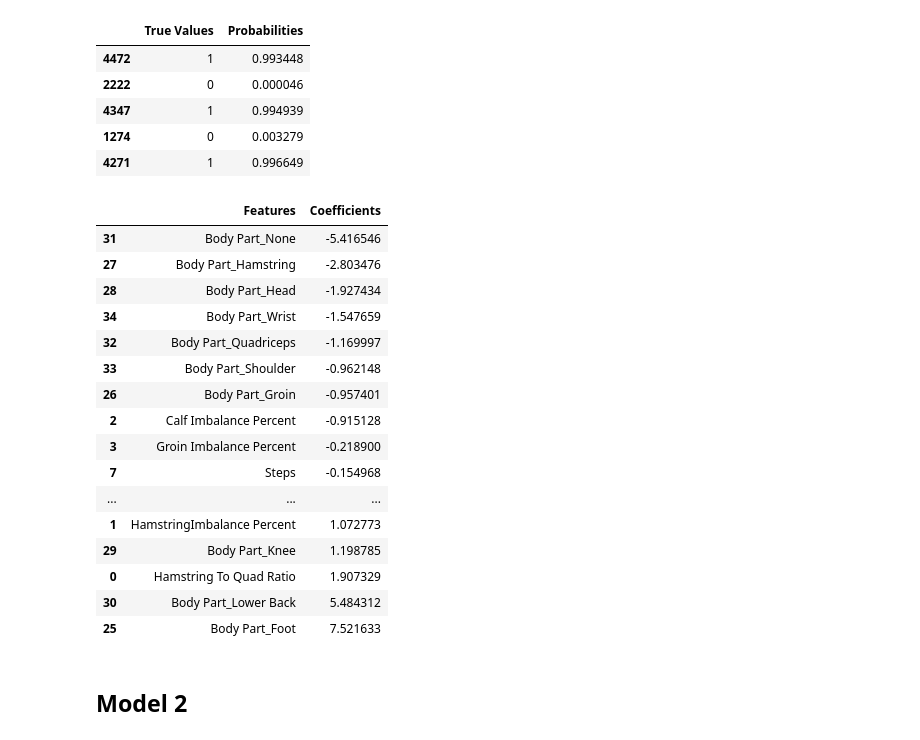
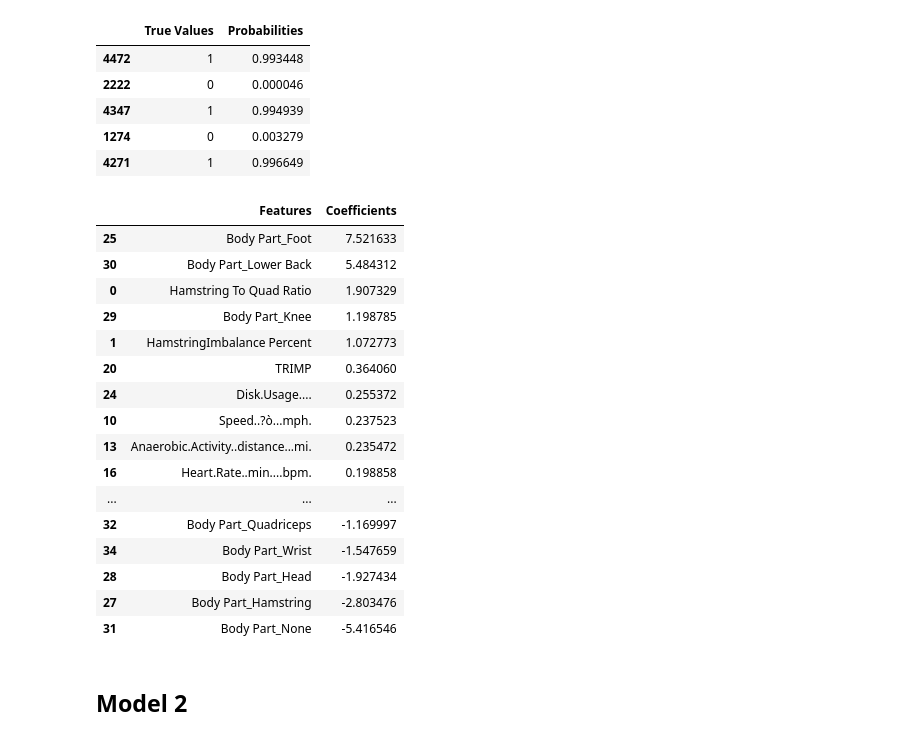
Before and after one commit to sskashya/Stat_padding-DataScience-Competition, a Jupyter notebook: ds_comp_eda.ipynb, the cells around one changed output. Drawn from its saved outputs; the diff is of its cells as text; code cells hidden in the pictures.

```diff
--- a/ds_comp_eda.ipynb
+++ b/ds_comp_eda.ipynb
@@ -835,31 +835,31 @@ prob_df.head()
 # %%
 columns = x_train.columns.tolist()
 coefficients_with_intercept = coefficients[0].tolist()
 
 coeff_df = pd.DataFrame({
     'Features': columns,
     'Coefficients': coefficients_with_intercept
 })
 
-coeff_df.sort_values('Coefficients')
+coeff_df.sort_values('Coefficients', ascending=False)
 # %% [output]
 |  | Features | Coefficients |
+| 25 | Body Part_Foot | 7.521633 |
+| 30 | Body Part_Lower Back | 5.484312 |
+| 0 | Hamstring To Quad Ratio | 1.907329 |
+| 29 | Body Part_Knee | 1.198785 |
+| 1 | HamstringImbalance Percent | 1.072773 |
+| 20 | TRIMP | 0.364060 |
+| 24 | Disk.Usage.... | 0.255372 |
+| 10 | Speed..?ò...mph. | 0.237523 |
+| 13 | Anaerobic.Activity..distance...mi. | 0.235472 |
+| 16 | Heart.Rate..min....bpm. | 0.198858 |
+| ... | ... | ... |
+| 32 | Body Part_Quadriceps | -1.169997 |
+| 34 | Body Part_Wrist | -1.547659 |
+| 28 | Body Part_Head | -1.927434 |
+| 27 | Body Part_Hamstring | -2.803476 |
 | 31 | Body Part_None | -5.416546 |
-| 27 | Body Part_Hamstring | -2.803476 |
-| 28 | Body Part_Head | -1.927434 |
-| 34 | Body Part_Wrist | -1.547659 |
-| 32 | Body Part_Quadriceps | -1.169997 |
-| 33 | Body Part_Shoulder | -0.962148 |
-| 26 | Body Part_Groin | -0.957401 |
-| 2 | Calf Imbalance Percent | -0.915128 |
-| 3 | Groin Imbalance Percent | -0.218900 |
-| 7 | Steps | -0.154968 |
-| ... | ... | ... |
-| 1 | HamstringImbalance Percent | 1.072773 |
-| 29 | Body Part_Knee | 1.198785 |
-| 0 | Hamstring To Quad Ratio | 1.907329 |
-| 30 | Body Part_Lower Back | 5.484312 |
-| 25 | Body Part_Foot | 7.521633 |
 # %% [markdown]
 ## Model 2
 # %%
```
Also changed, not shown: parts of 1 cell of this notebook.
